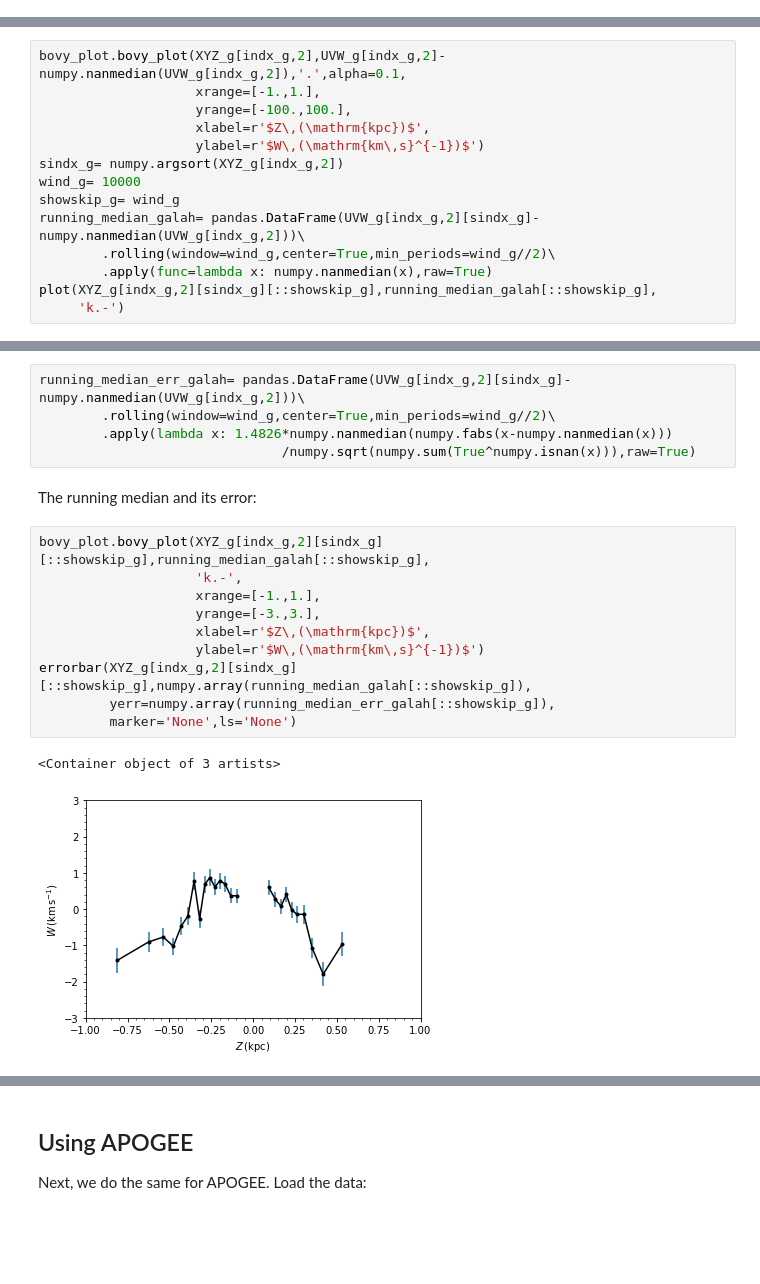
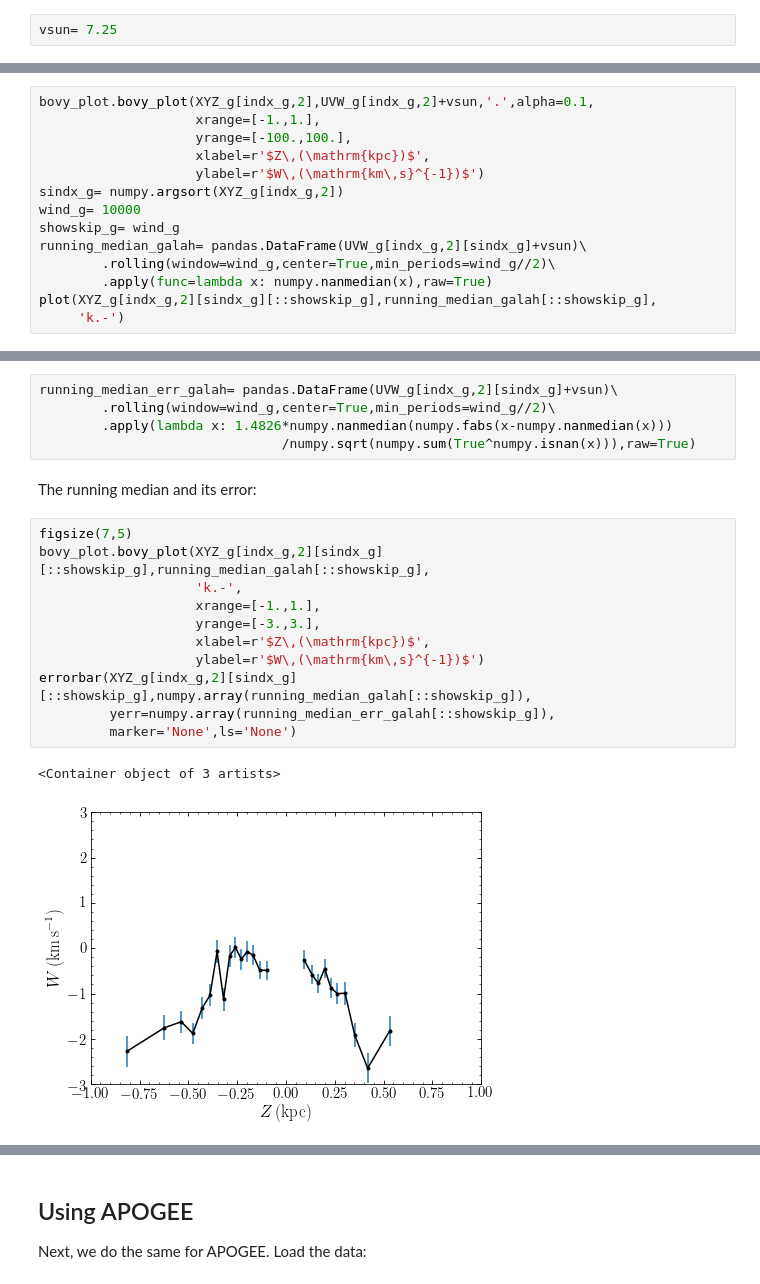
Before and after one commit to morganb-phys/VWaves-GaiaDR2, a Jupyter notebook: py/VerticalVelocities.ipynb, the cells around one changed output, grey strips where cells are left out. Cells and saved outputs as stored; diff of their text form; blank space fills up the shorter version.

```diff
--- a/py/VerticalVelocities.ipynb
+++ b/py/VerticalVelocities.ipynb
@@ -30,6 +23,8 @@ def bootstrap(x,n_resamp):
 ## Using GALAH
 
 First we'll look at GALAH. Load the GALAH data, matched to Gaia DR2:
+# %%
+vsun= 7.25
 # %%
 galah,gaia2_matches= gload.galah(dr=2,xmatch='gaiadr2',gaia_all_columns=True)
 # %% [markdown]
@@ -50,7 +45,7 @@ indx_g= (gaia2_matches['parallax']/gaia2_matches['parallax_error'] > 5.)\
 # %% [markdown]
 The vertical (W) velocities are then (running median given as the black line)
 # %%
-bovy_plot.bovy_plot(XYZ_g[indx_g,2],UVW_g[indx_g,2]-numpy.nanmedian(UVW_g[indx_g,2]),'.',alpha=0.1,
+bovy_plot.bovy_plot(XYZ_g[indx_g,2],UVW_g[indx_g,2]+vsun,'.',alpha=0.1,
                     xrange=[-1.,1.],
                     yrange=[-100.,100.],
                     xlabel=r'$Z\,(\mathrm{kpc})$',
@@ -58,7 +53,7 @@ bovy_plot.bovy_plot(XYZ_g[indx_g,2],UVW_g[indx_g,2]-numpy.nanmedian(UVW_g[indx_g
 sindx_g= numpy.argsort(XYZ_g[indx_g,2])
 wind_g= 10000
 showskip_g= wind_g
-running_median_galah= pandas.DataFrame(UVW_g[indx_g,2][sindx_g]-numpy.nanmedian(UVW_g[indx_g,2]))\
+running_median_galah= pandas.DataFrame(UVW_g[indx_g,2][sindx_g]+vsun)\
         .rolling(window=wind_g,center=True,min_periods=wind_g//2)\
         .apply(func=lambda x: numpy.nanmedian(x),raw=True)
 plot(XYZ_g[indx_g,2][sindx_g][::showskip_g],running_median_galah[::showskip_g],
@@ -69,25 +64,26 @@ plot(XYZ_g[indx_g,2][sindx_g][::showskip_g],running_median_galah[::showskip_g],
 # %% [markdown]
 We can also estimate the uncertainty on the running median as:
 # %%
-running_median_err_galah= pandas.DataFrame(UVW_g[indx_g,2][sindx_g]-numpy.nanmedian(UVW_g[indx_g,2]))\
+running_median_err_galah= pandas.DataFrame(UVW_g[indx_g,2][sindx_g]+vsun)\
         .rolling(window=wind_g,center=True,min_periods=wind_g//2)\
         .apply(lambda x: 1.4826*numpy.nanmedian(numpy.fabs(x-numpy.nanmedian(x)))
                                /numpy.sqrt(numpy.sum(True^numpy.isnan(x))),raw=True)
 # %% [markdown]
 The running median and its error:
 # %%
+figsize(7,5)
 bovy_plot.bovy_plot(XYZ_g[indx_g,2][sindx_g][::showskip_g],running_median_galah[::showskip_g],
                     'k.-',
                     xrange=[-1.,1.],
                     yrange=[-3.,3.],
                     xlabel=r'$Z\,(\mathrm{kpc})$',
                     ylabel=r'$W\,(\mathrm{km\,s}^{-1})$')
 errorbar(XYZ_g[indx_g,2][sindx_g][::showskip_g],numpy.array(running_median_galah[::showskip_g]),
          yerr=numpy.array(running_median_err_galah[::showskip_g]),
          marker='None',ls='None')
 # %% [output]
 <Container object of 3 artists>
-[figure, old version]
+[figure, new version]
 # %%
 colors = np.vstack(([1.,1.,1.,1.], plt.cm.inferno(np.linspace(0, 1, 256))))
 cmap = mcolors.LinearSegmentedColormap.from_list('colormap', colors)
```
Also changed, not shown: parts of 21 cells of this notebook, 2 other files.
